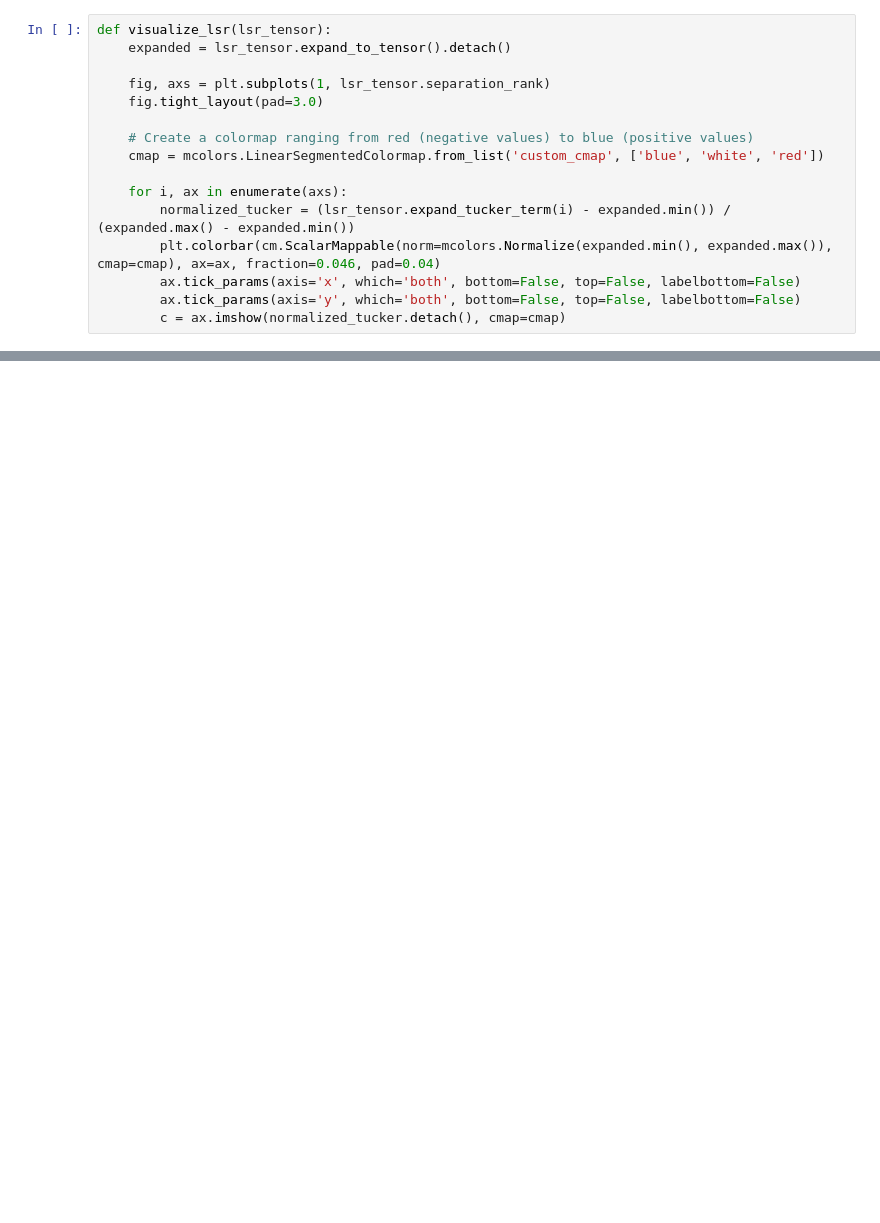
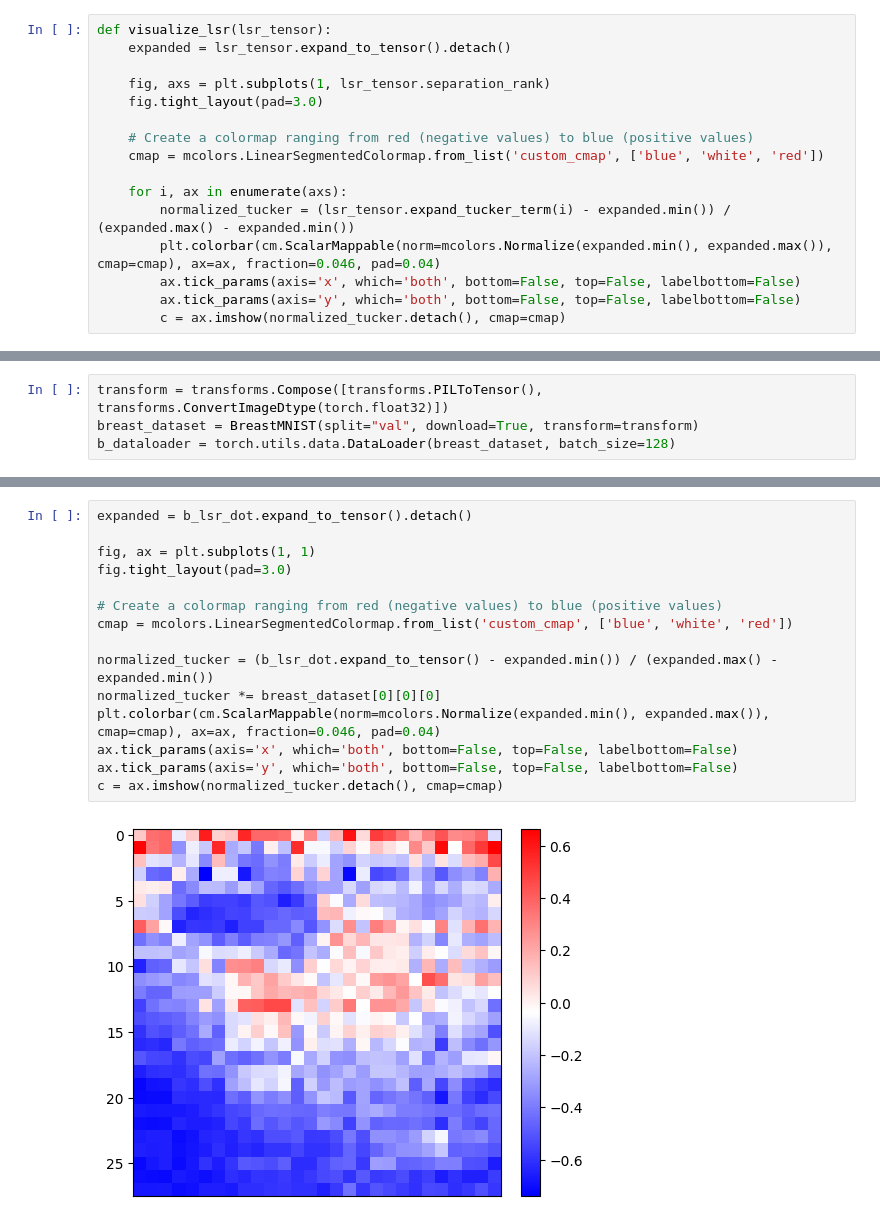
Before and after one commit to fshcat/federated-LSRTR, a Jupyter notebook: notebooks/visualize_LSR.ipynb, the cells around one changed output, grey strips where cells are left out. Cells and saved outputs as stored; diff of their text form; blank space fills up the shorter version.

```diff
--- a/notebooks/visualize_LSR.ipynb
+++ b/notebooks/visualize_LSR.ipynb
@@ -28,0 +37,4 @@ breast_lsr_dot = torch.load(f"{path_base}/centralized/weights/lsr_dot_0.pt")
+# %%
+transform = transforms.Compose([transforms.PILToTensor(), transforms.ConvertImageDtype(torch.float32)])
+breast_dataset = BreastMNIST(split="val", download=True, transform=transform)
+b_dataloader = torch.utils.data.DataLoader(breast_dataset, batch_size=128)
@@ -32,0 +59,17 @@ visualize_lsr(breast_lsr_dot)
+# %%
+expanded = b_lsr_dot.expand_to_tensor().detach()
+
+fig, ax = plt.subplots(1, 1)
+fig.tight_layout(pad=3.0)
+
+# Create a colormap ranging from red (negative values) to blue (positive values)
+cmap = mcolors.LinearSegmentedColormap.from_list('custom_cmap', ['blue', 'white', 'red'])
+
+normalized_tucker = (b_lsr_dot.expand_to_tensor() - expanded.min()) / (expanded.max() - expanded.min())
+normalized_tucker *= breast_dataset[0][0][0]
+plt.colorbar(cm.ScalarMappable(norm=mcolors.Normalize(expanded.min(), expanded.max()), cmap=cmap), ax=ax, fraction=0.046, pad=0.04)
+ax.tick_params(axis='x', which='both', bottom=False, top=False, labelbottom=False)
+ax.tick_params(axis='y', which='both', bottom=False, top=False, labelbottom=False)
+c = ax.imshow(normalized_tucker.detach(), cmap=cmap)
+# %% [output]
+[figure, added]
```
Also changed, not shown: parts of 8 cells of this notebook.
